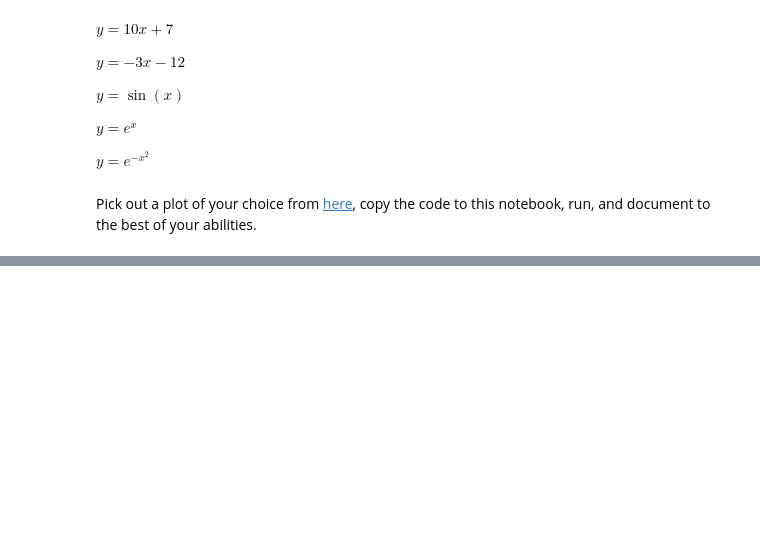
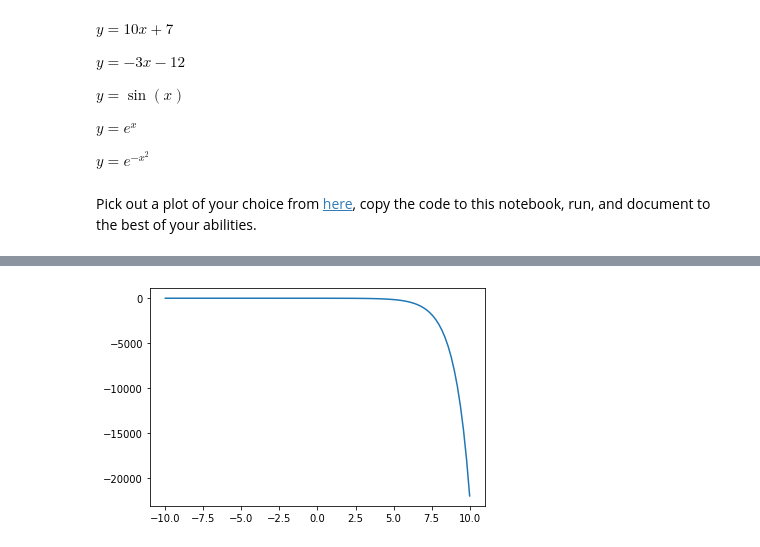
Before and after one commit to Cademfitzgerald/Data-Science, a Jupyter notebook: Cade_Fitzgerald_Lab_1.ipynb, the cells around one changed output, grey strips where cells are left out. Saved outputs shown, nothing was run; the diff lists cells and outputs as text; code cells hidden in the pictures; blank space fills up the shorter version.

```diff
--- a/Cade_Fitzgerald_Lab_1.ipynb
+++ b/Cade_Fitzgerald_Lab_1.ipynb
@@ -336,0 +301,6 @@ if __name__ == '__main__':
+# %%
+E2 = -np.exp(x)
+# %%
+plt.plot(x,E2);
+# %% [output]
+[figure, added]
```
Also changed, not shown: parts of 11 cells of this notebook.
